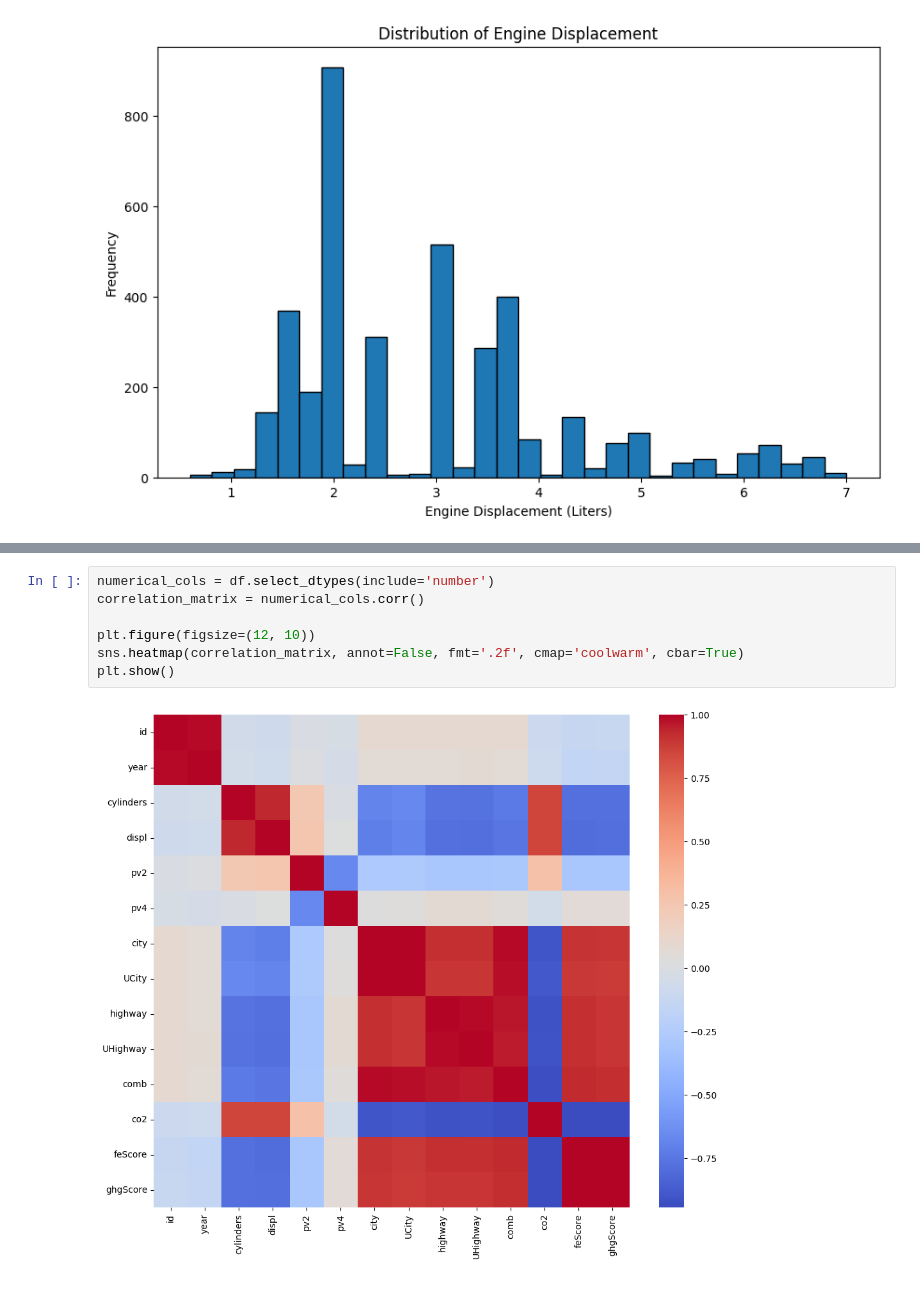
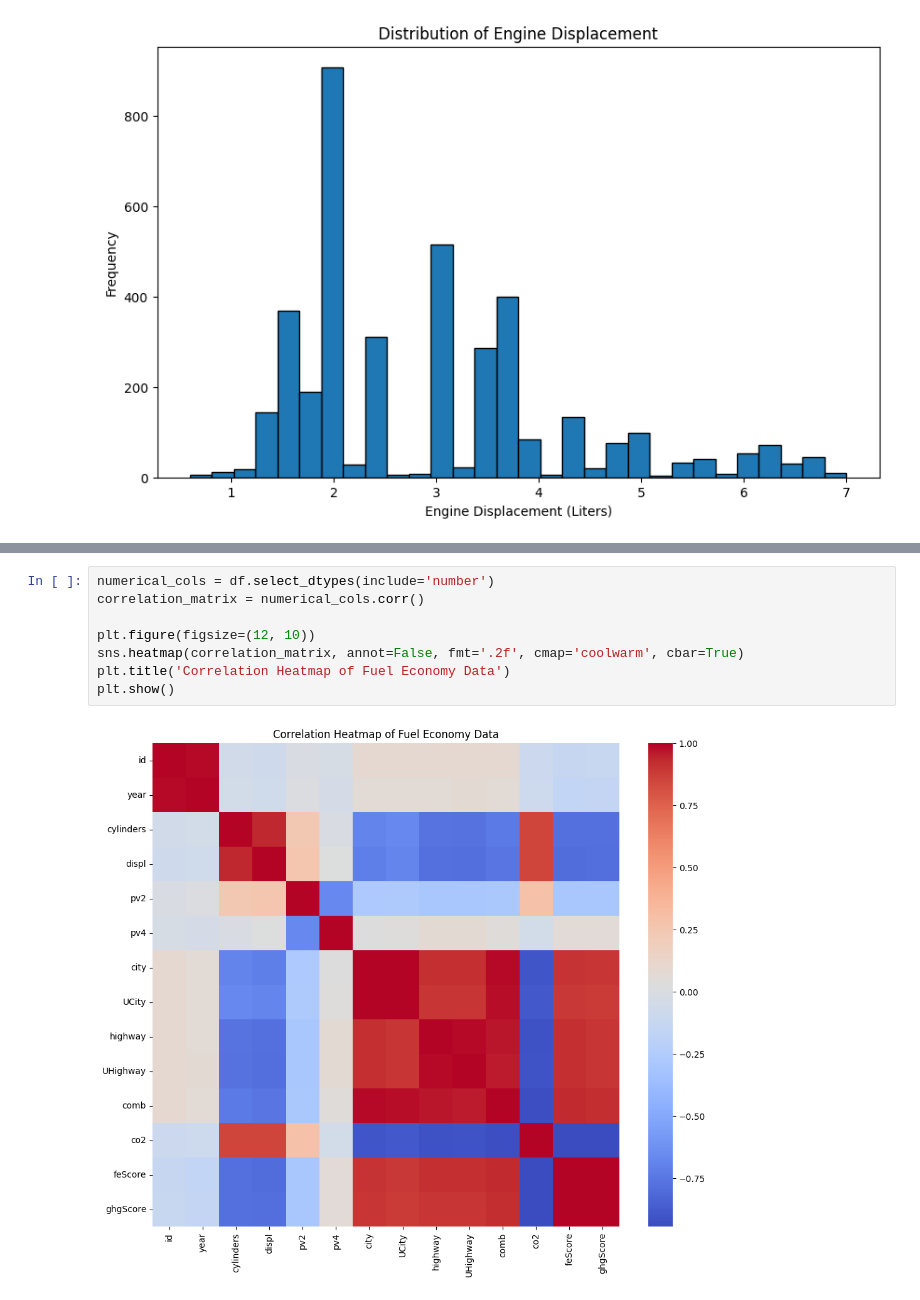
Before and after one commit to NiyonshutiDavid/Plotting-assignment, a Jupyter notebook: Peer_Group_2_Plotting_Assignment.ipynb, the cells around one changed output, grey strips where cells are left out. Drawn from its saved outputs; the diff is of its cells as text.

```diff
--- a/Peer_Group_2_Plotting_Assignment.ipynb
+++ b/Peer_Group_2_Plotting_Assignment.ipynb
@@ -144,9 +144,10 @@ Finally What Columns would you delete Drop if the target is the ghg score? Justi
 # %%
 numerical_cols = df.select_dtypes(include='number')
 correlation_matrix = numerical_cols.corr()
 
 plt.figure(figsize=(12, 10))
 sns.heatmap(correlation_matrix, annot=False, fmt='.2f', cmap='coolwarm', cbar=True)
+plt.title('Correlation Heatmap of Fuel Economy Data')
 plt.show()
 # %% [output]
-[figure, old version]
+[figure, new version]
```
Also changed, not shown: parts of 1 cell of this notebook.
